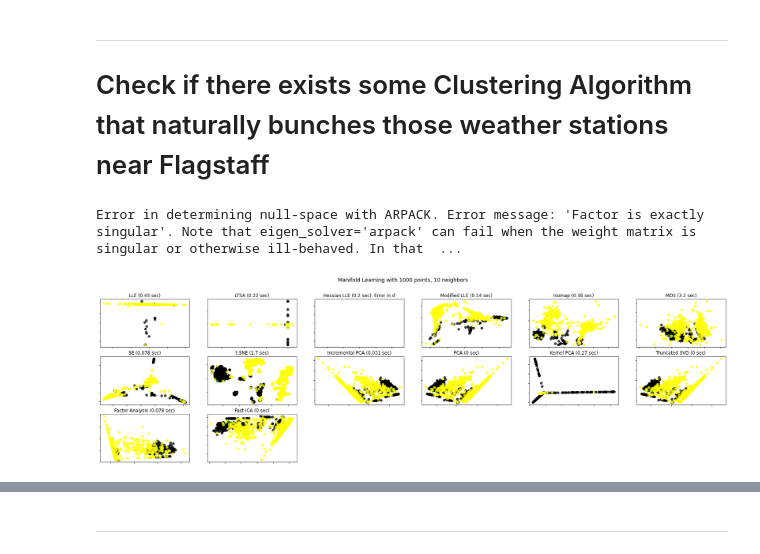
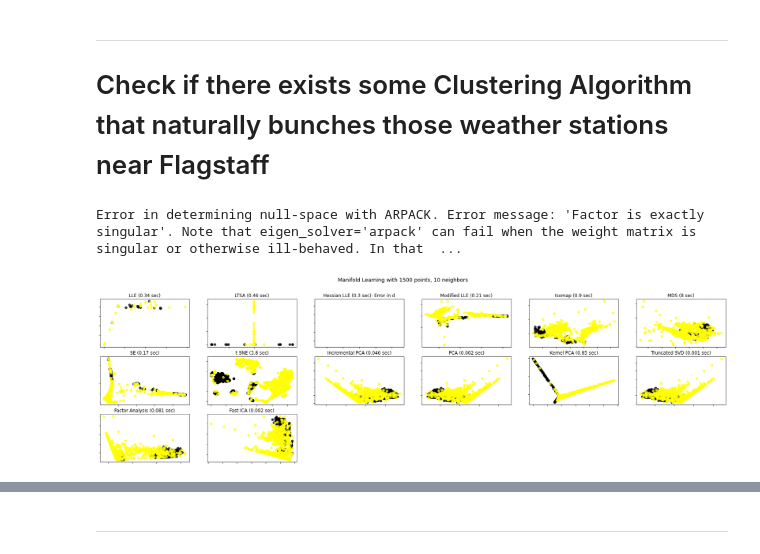
Before and after one commit to dbabbitt/notebooks, a Jupyter notebook: ipynb/Climates like Flagstaff.ipynb, the cells around one changed output, grey strips where cells are left out. Saved outputs shown, nothing was run; the diff lists cells and outputs as text; code cells hidden in the pictures.

```diff
--- a/ipynb/Climates like Flagstaff.ipynb
+++ b/ipynb/Climates like Flagstaff.ipynb
@@ -116,3 +139,10 @@ if 'distance_to_flagstaff' not in climates_df.columns:
     climates_df['distance_to_flagstaff'] = climates_df.progress_apply(f, axis='columns')
     s.store_objects(climates_df=climates_df, verbose=True)
     s.save_dataframes(climates_df=climates_df, verbose=True)
+# %%
+
+mask_series = (climates_df.distance_to_flagstaff < 2)
+df = climates_df[mask_series].sample(min(1_000, climates_df[mask_series].shape[0]))
+geometry = [Point(xy) for xy in zip(df.LONGITUDE, df.LATITUDE)]
+gdf = GeoDataFrame(df, geometry=geometry)
+gdf.plot(ax=world.plot(figsize=(15, 15)), marker='o', color='red', markersize=15);
@@ -228,3 +269,10 @@ print(feature_importances_tuples_list)
+# %%
+
+ax = geoplot.kdeplot(
+    collisions.head(1000), clip=boroughs.geometry,
+    shade=True, cmap='Reds',
+    projection=geoplot.crs.AlbersEqualArea())
+geoplot.polyplot(boroughs, ax=ax, zorder=1)
 # %% [markdown]
 
 # Use the Nearby Minimum and Maximum of the Important Features to create the is-like-Flagstaff Column
@@ -385,6 +381,18 @@ methods['Kernel PCA'] = KernelPCA(kernel='rbf', fit_inverse_transform=True, gamm
 methods['Truncated SVD'] = TruncatedSVD(n_components=n_components)
 methods['Factor Analysis'] = FactorAnalysis(n_components=n_components)
 methods['Fast ICA'] = FastICA(n_components=n_components)
+# %%
+
+# Get the climates dataset. We choose the size big enough to see the scalability
+# of the algorithms, but not too big to avoid too long running times
+n_samples = 1500
+columns_list = [fi_tuple[0] for fi_tuple in feature_importances_tuples_list]
+mask_series = climates_df.index.isin(nearby_list)
+sample_df = climates_df[mask_series][columns_list]
+if sample_df.shape[0] < n_samples:
+    sample_df = pd.concat([sample_df, climates_df[~mask_series][columns_list].sample(n_samples - sample_df.shape[0])])
+else:
+    sample_df = sample_df.sample(n_samples)
 # %%
 
 import matplotlib.pyplot as plt
@@ -392,49 +400,38 @@ from time import time
 from matplotlib.ticker import NullFormatter
 from sklearn.preprocessing import StandardScaler
 
-columns_list = [fi_tuple[0] for fi_tuple in feature_importances_tuples_list]
-sample_size = 1_000
-mask_series = climates_df.index.isin(nearby_list)
-df = climates_df[mask_series][columns_list]
-if df.shape[0] < sample_size:
-    df = df.append(climates_df[~mask_series][columns_list].sample(sample_size - df.shape[0]))
-else:
-    df = df.sample(sample_size)
 colors_list = []
-like_list = climates_df[climates_df.is_like_flagstaff].index
-for idx in df.index:
+for idx in sample_df.index:
     if idx in nearby_list:
         colors_list.append('black')
-    elif idx in like_list:
-        colors_list.append('green')
     else:
         colors_list.append('yellow')
-X1 = df.fillna(0).values
+X1 = sample_df.fillna(0).values
 scaler = StandardScaler().fit(X1)
 X1_scaled = scaler.transform(X1)
 
 # Create figure
 fig = plt.figure(figsize=(30, 8))
 fig.suptitle(
-    'Manifold Learning with %i points, %i neighbors' % (sample_size, n_neighbors), fontsize=14
+    'Manifold Learning with %i points, %i neighbors' % (n_samples, n_neighbors), fontsize=14
 )
 
 # Plot results
 for i, (label, method) in enumerate(methods.items()):
     ax = fig.add_subplot(3, 6, 1 + i)
     t0 = time()
     try:
         y1 = method.fit_transform(X1_scaled)
         t1 = time()
         ax.set_title('%s (%.2g sec)' % (label, t1 - t0))
         ax.scatter(y1[:, 0], y1[:, 1], c=colors_list, cmap=plt.cm.Spectral, alpha=0.75)
     except (SystemError, RuntimeError, ValueError) as e:
         t1 = time()
         ax.set_title('%s (%.2g sec): %s' % (label, t1 - t0, str(e).strip()[:10]))
         print(str(e).strip())
     ax.xaxis.set_major_formatter(NullFormatter())
     ax.yaxis.set_major_formatter(NullFormatter())
     ax.axis('tight')
 # %% [output]
 Error in determining null-space with ARPACK. Error message: 'Factor is exactly singular'. Note that eigen_solver='arpack' can fail when the weight matrix is singular or otherwise ill-behaved. In that  ...
-[figure, old version]
+[figure, new version]
```
Also changed, not shown: parts of 45 cells of this notebook, 2 other files.
